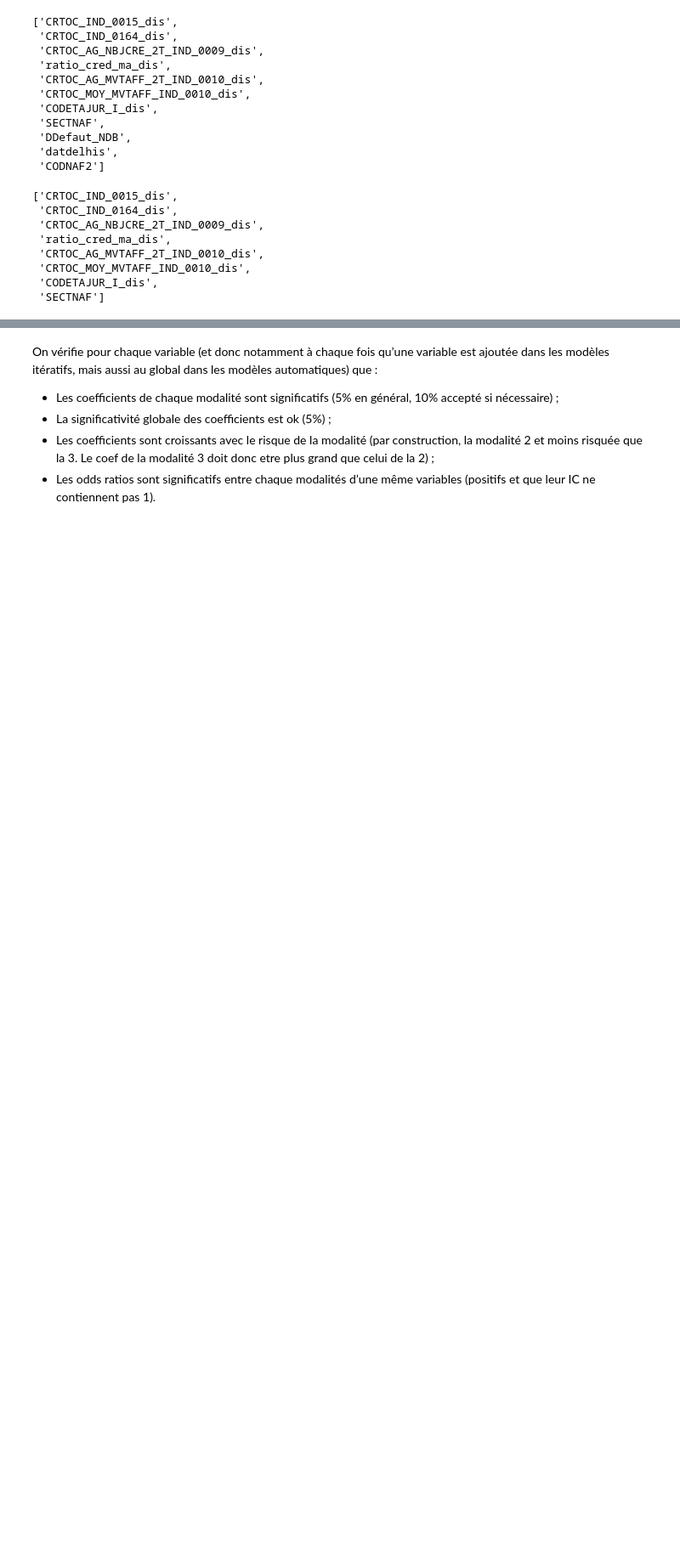
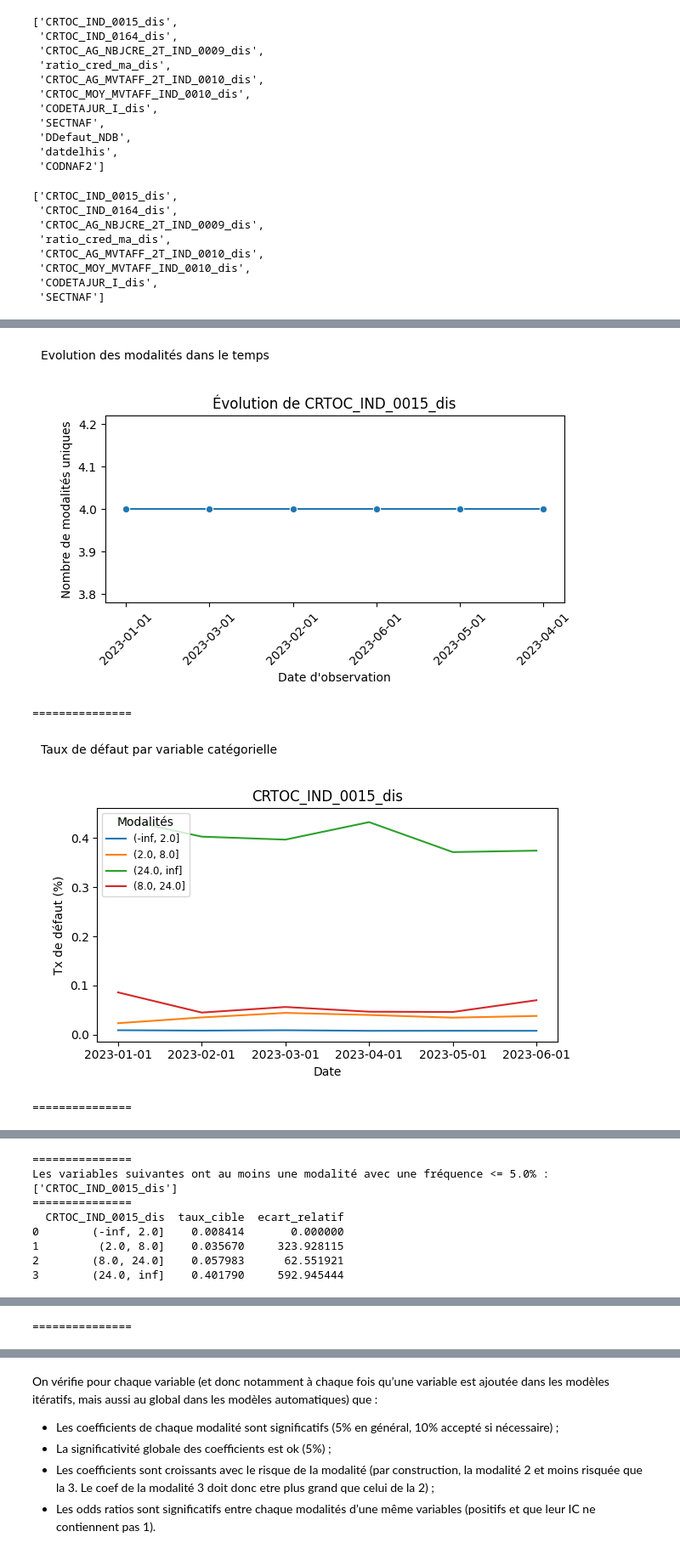
Before and after one commit to cheryl-kdio/Scoring_3A, a Jupyter notebook: Cheryl/modelling.ipynb, the cells around one changed output, grey strips where cells are left out. Shown at 85% size. Cells and saved outputs as stored; diff of their text form; code cells hidden in the pictures; blank space fills up the shorter version.

```diff
--- a/Cheryl/modelling.ipynb
+++ b/Cheryl/modelling.ipynb
@@ -52,0 +61,18 @@ selected_vars
+# %%
+importlib.reload(functions)
+
+for col in selected_vars :
+    functions.plot_modalities_over_time(X_test_reg, date, [col])
+    print("="*15)
+    functions.tx_rsq_par_var(X_test_reg,[col],date,cible)
+    print("="*15)
+    functions.combined_barplot_lineplot(X_test_reg, [col], cible)
+    print("="*15)
+    functions.test_freq_by_group(X_test_reg, [col])
+    print("="*15)
+    print(functions.calculate_relative_difference(X_test_reg, col, cible))
+# %% [output]
+[figure, added]
+===============
+[figure, added]
+===============
@@ -52,0 +80,9 @@ selected_vars
+===============
+Les variables suivantes ont au moins une modalité avec une fréquence <= 5.0% :
+['CRTOC_IND_0015_dis']
+===============
+  CRTOC_IND_0015_dis  taux_cible  ecart_relatif
+0        (-inf, 2.0]    0.008414       0.000000
+1         (2.0, 8.0]    0.035670     323.928115
+2        (8.0, 24.0]    0.057983      62.551921
+3        (24.0, inf]    0.401790     592.945444
@@ -52,0 +90 @@ selected_vars
+===============
```
Also changed, not shown: parts of 40 cells of this notebook, 1 other file.
